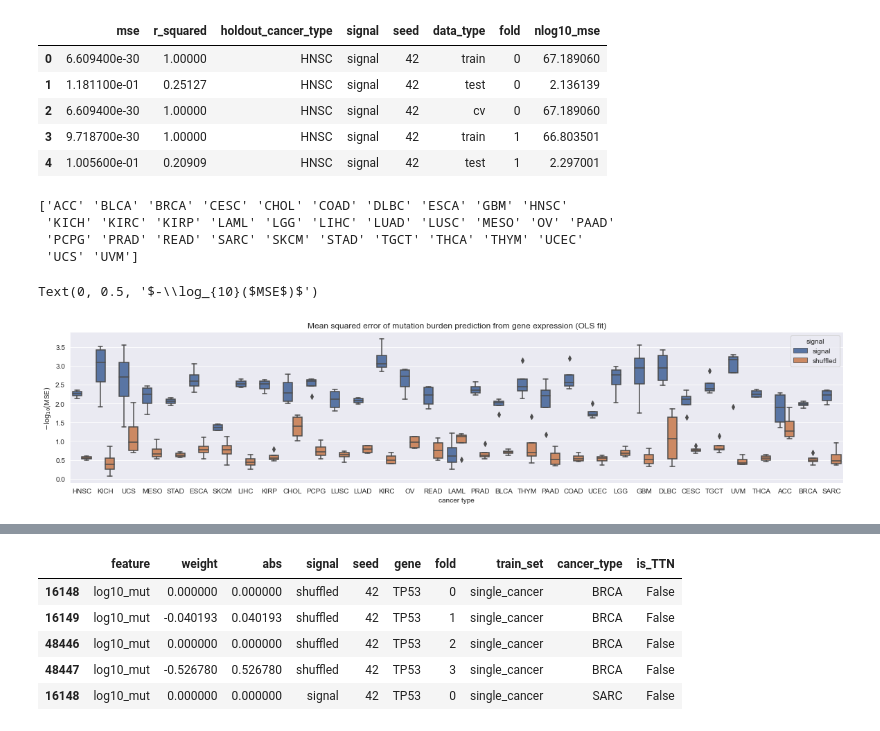
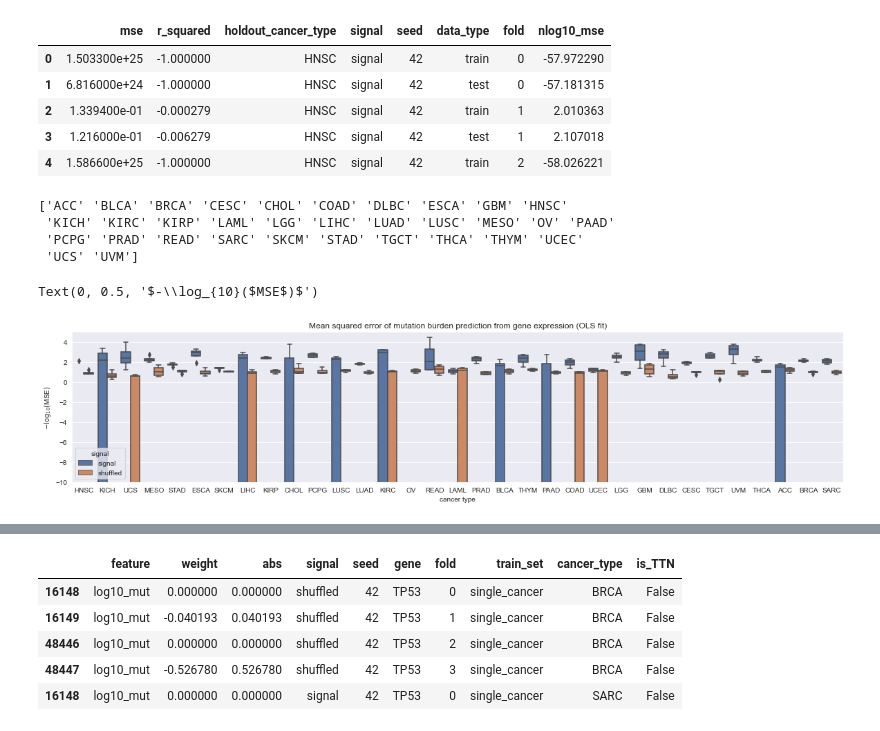
Before and after one commit to jjc2718/pancancer-evaluation, a Jupyter notebook: plot_burden_prediction.ipynb, the cells around one changed output, grey strips where cells are left out. Saved outputs shown, nothing was run; the diff lists cells and outputs as text; code cells hidden in the pictures.

```diff
--- a/plot_burden_prediction.ipynb
+++ b/plot_burden_prediction.ipynb
@@ -8,8 +8,8 @@ import seaborn as sns
 
 import pancancer_utilities.config as cfg
 # %%
-# output_dir = os.path.join(cfg.results_dir, 'burden_prediction', 'single_cancer')
-output_dir = os.path.join(cfg.results_dir, 'burden_prediction_ols', 'single_cancer')
+output_dir = os.path.join(cfg.results_dir, 'burden_prediction', 'single_cancer')
+# output_dir = os.path.join(cfg.results_dir, 'burden_prediction_ols', 'single_cancer')
 # output_dir = os.path.join(cfg.results_dir, 'burden_prediction_ols', 'pancancer')
 
 results_dfs = []
@@ -30,11 +30,11 @@ results_df.loc[results_df['r_squared'] < -1.0, 'r_squared'] = -1.0
 results_df.head()
 # %% [output]
 |  | mse | r_squared | holdout_cancer_type | signal | seed | data_type | fold | nlog10_mse |
-| 0 | 6.609400e-30 | 1.00000 | HNSC | signal | 42 | train | 0 | 67.189060 |
-| 1 | 1.181100e-01 | 0.25127 | HNSC | signal | 42 | test | 0 | 2.136139 |
-| 2 | 6.609400e-30 | 1.00000 | HNSC | signal | 42 | cv | 0 | 67.189060 |
-| 3 | 9.718700e-30 | 1.00000 | HNSC | signal | 42 | train | 1 | 66.803501 |
-| 4 | 1.005600e-01 | 0.20909 | HNSC | signal | 42 | test | 1 | 2.297001 |
+| 0 | 1.503300e+25 | -1.000000 | HNSC | signal | 42 | train | 0 | -57.972290 |
+| 1 | 6.816000e+24 | -1.000000 | HNSC | signal | 42 | test | 0 | -57.181315 |
+| 2 | 1.339400e-01 | -0.000279 | HNSC | signal | 42 | train | 1 | 2.010363 |
+| 3 | 1.216000e-01 | -0.006279 | HNSC | signal | 42 | test | 1 | 2.107018 |
+| 4 | 1.586600e+25 | -1.000000 | HNSC | signal | 42 | train | 2 | -58.026221 |
 # %%
 print(np.unique(results_df['holdout_cancer_type'].values))
 # %% [output]
@@ -45,10 +45,11 @@ print(np.unique(results_df['holdout_cancer_type'].values))
 # %%
 plot_df = results_df[results_df.data_type == 'test']
 sns.set({'figure.figsize': (20, 4)})
 sns.boxplot(data=plot_df, x='holdout_cancer_type', y='nlog10_mse', hue='signal')
 plt.title(r'Mean squared error of mutation burden prediction from gene expression (OLS fit)')
 plt.xlabel('cancer type')
+plt.ylim(-10, 5)
 plt.ylabel(r'$-\log_{10}($MSE$)$')
 # %% [output]
 Text(0, 0.5, '$-\\log_{10}($MSE$)$')
-[figure, old version]
+[figure, new version]
```
Also changed, not shown: parts of 7 cells of this notebook.
